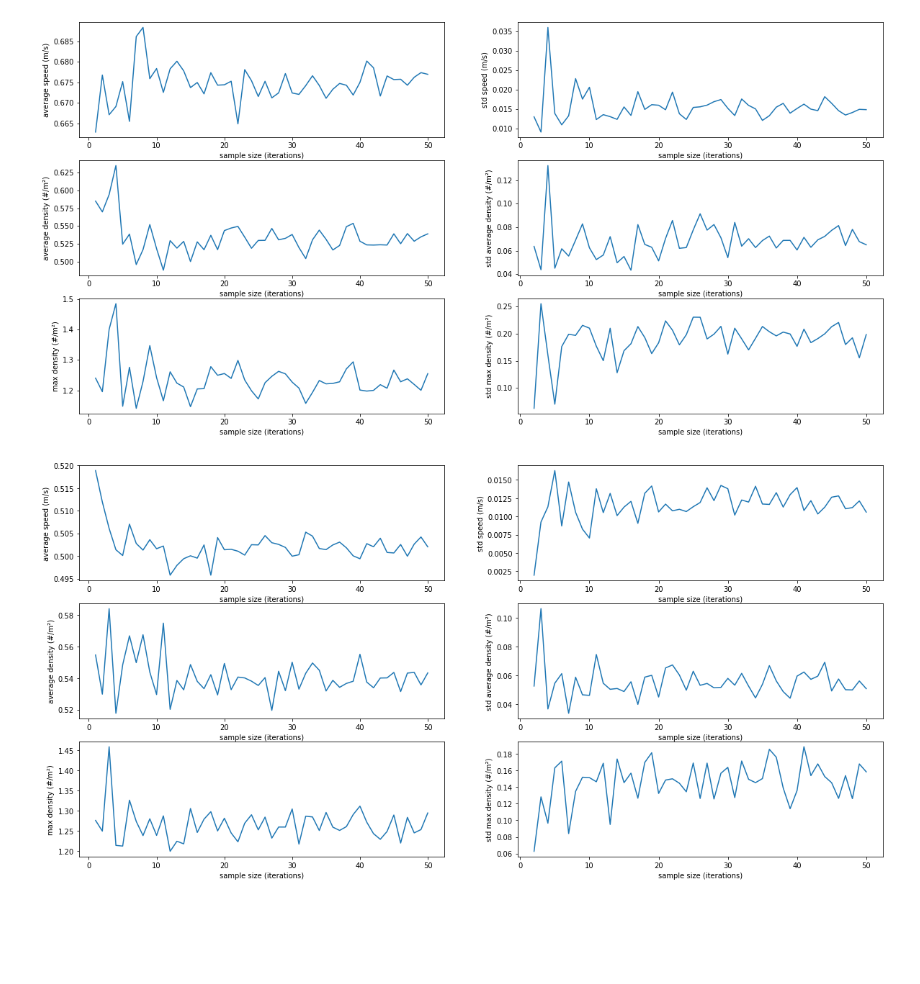
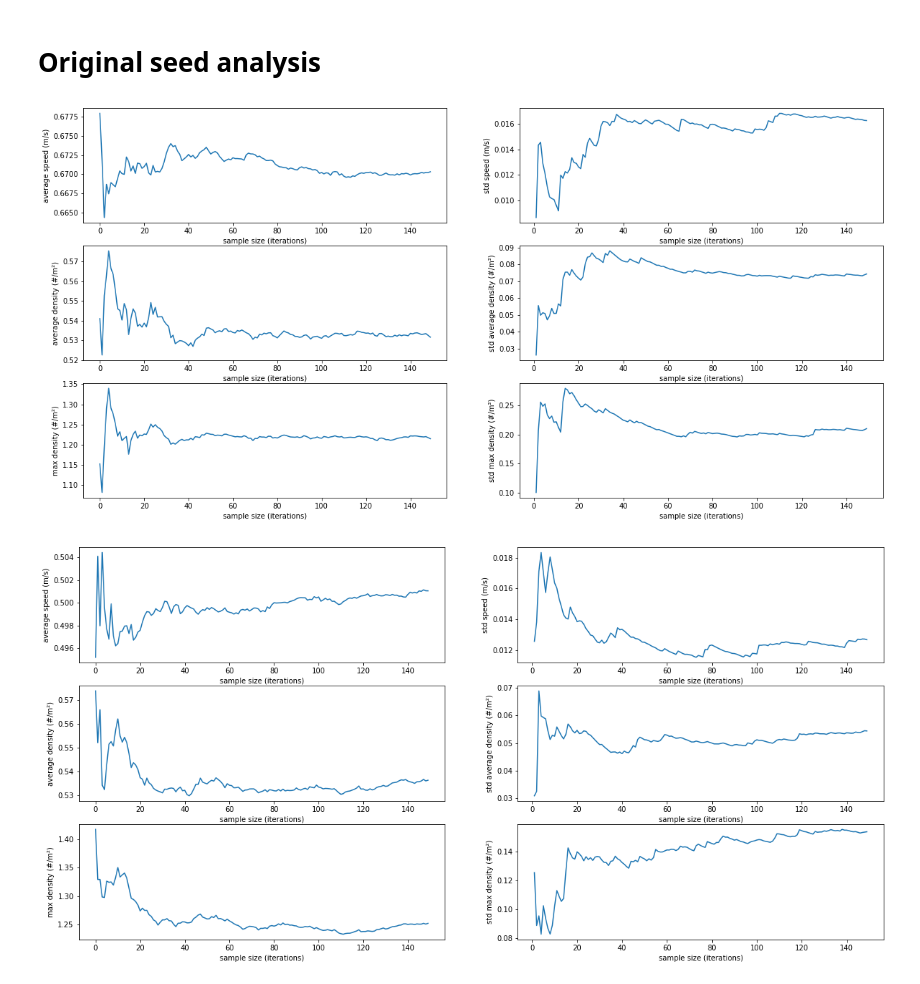
Before and after one commit to floristevito/CrowdSim, a Jupyter notebook: analysis/seed_analysis_results.ipynb, the cells around one changed output. Drawn from its saved outputs; the diff is of its cells as text; code cells hidden in the pictures; blank space fills up the shorter version.

Commit message:
updated seed analysis

```diff
--- a/analysis/seed_analysis_results.ipynb
+++ b/analysis/seed_analysis_results.ipynb
@@ -4,6 +4,8 @@ from SALib.analyze import sobol
 import pandas as pd
 import seaborn as sns
 import matplotlib.pyplot as plt
+# %% [markdown]
+# Original seed analysis
 # %%
 # load results of base case
 base_case_results = load_results('../data/output/EMA/seedAnalysisBaseCase.tar.gz')
@@ -84,8 +148,8 @@ def plot_convergence(outcomes, sample):
 # %%
-plot_convergence(base_case_outcomes, 50)
+plot_convergence(base_case_outcomes, 150)
 # %% [output]
-[figure, old version]
+[figure, new version]
 # %%
-plot_convergence(bad_case_outcomes, 50)
+plot_convergence(bad_case_outcomes, 150)
 # %% [output]
-[figure, old version]
+[figure, new version]
```
Also changed, not shown: parts of 9 cells of this notebook, 26 other files.
